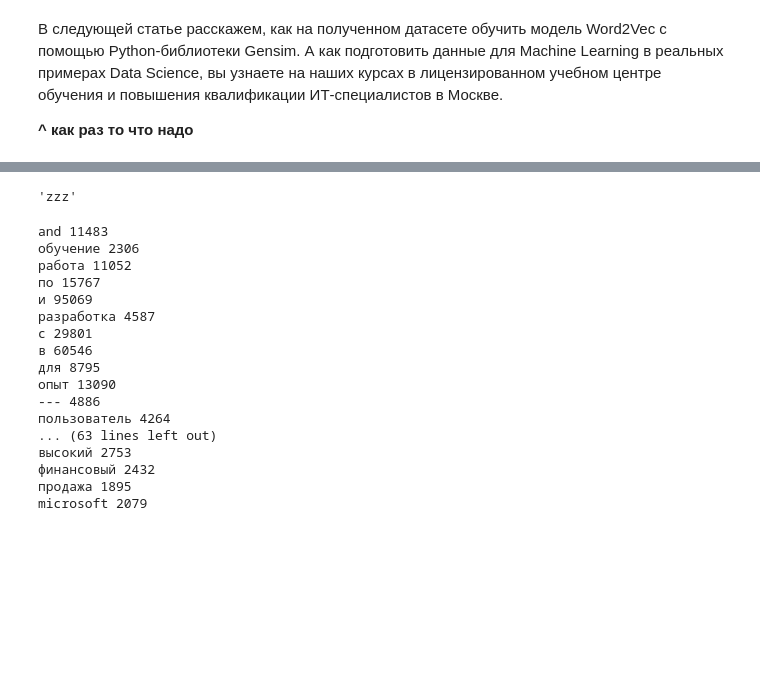
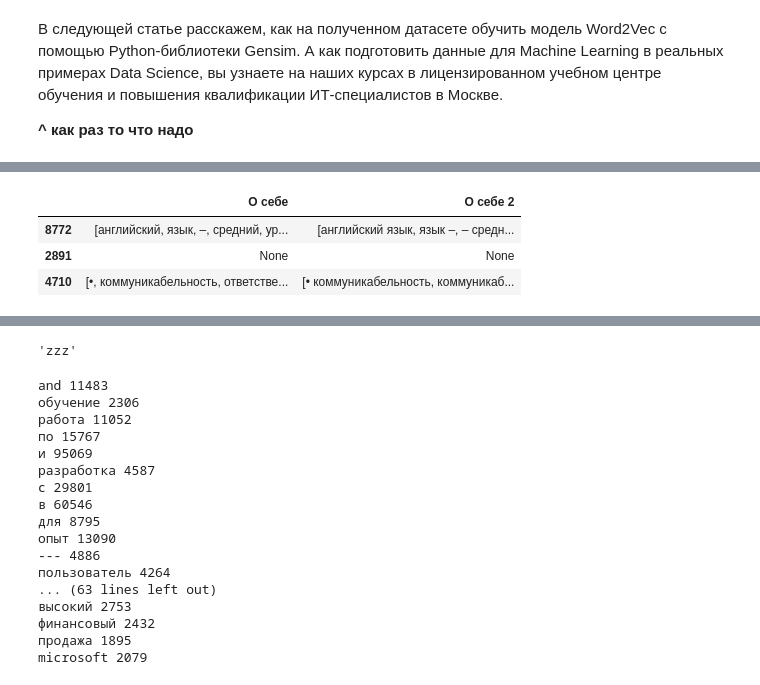
Before and after one commit to aefrt/automatization-recruiting, a Jupyter notebook: scraping.ipynb, the cells around one changed output, grey strips where cells are left out. Cells and saved outputs as stored; diff of their text form; code cells hidden in the pictures; blank space fills up the shorter version.

```diff
--- a/scraping.ipynb
+++ b/scraping.ipynb
@@ -896,7 +935,7 @@ True
 import re
 from pymorphy2 import MorphAnalyzer
 from nltk.corpus import stopwords
-patterns = "[A-Za-z0-9!#$%&'()*+,./:;<=>?@[\]^_`{|}~—\"\-]+"
+patterns = "[0-9!#$%&'()*+,./:;<=>?@[\]^_`{|}~—\"\-]+"
 stopwords_ru = stopwords.words("russian")
 morph = MorphAnalyzer()
 def lemmatize(doc):
@@ -904,10 +943,10 @@ def lemmatize(doc):
     doc = re.sub(patterns, ' ', doc)
     tokens = []
     for token in doc.split():
-        if token and token not in stopwords_ru:
+        if token and token not in stopwords_ru and morph.normal_forms(token)[0] not in stopwords_ru:  # ВОТ откуда там стоп-слвоа — В not in stopwords_ru -> normal(В) = в
+            # print(token)
             token = token.strip()
             token = morph.normal_forms(token)[0]
-
             tokens.append(token)
     if len(tokens) > 2:
         return tokens
@@ -939,0 +984,3 @@ RangeIndex(start=0, stop=19818, step=1)
+# %%
+# df2.reset_index()
+df2.index = range(df2.shape[0])
@@ -979,0 +1042,11 @@ sorted(word_freq, key=word_freq.get, reverse=True)[:15]
+# %%
+from nltk.util import ngrams
+from nltk import word_tokenize
+
+text = ['canT railway station', 'citadel hotel', 'police stn']
+for line in text:
+    token = word_tokenize(line)
+    bigrams = []
+    for bg in list(ngrams(token, 2)):
+        bigrams.append(' '.join(bg))
+    print(bigrams)
@@ -979,0 +1057,13 @@ sorted(word_freq, key=word_freq.get, reverse=True)[:15]
+# %%
+tokens2 = []
+
+for x in df2['О себе']:
+    if x is not None:
+        bigrams = []
+        for bg in list(ngrams(x, 2)):
+            bigrams.append(' '.join(bg))
+        tokens2.append(bigrams)
+    else:
+        tokens2.append(None)
+
+df2['О себе 2'] = tokens2
@@ -979,0 +1094,7 @@ sorted(word_freq, key=word_freq.get, reverse=True)[:15]
+# %%
+df2.sample(3)
+# %% [output]
+|  | О себе | О себе 2 |
+| 8772 | [английский, язык, –, средний, ур... | [английский язык, язык –, – средн... |
+| 2891 | None | None |
+| 4710 | [•, коммуникабельность, ответстве... | [• коммуникабельность, коммуникаб... |
```
Also changed, not shown: parts of 28 cells of this notebook, 2 other files.
